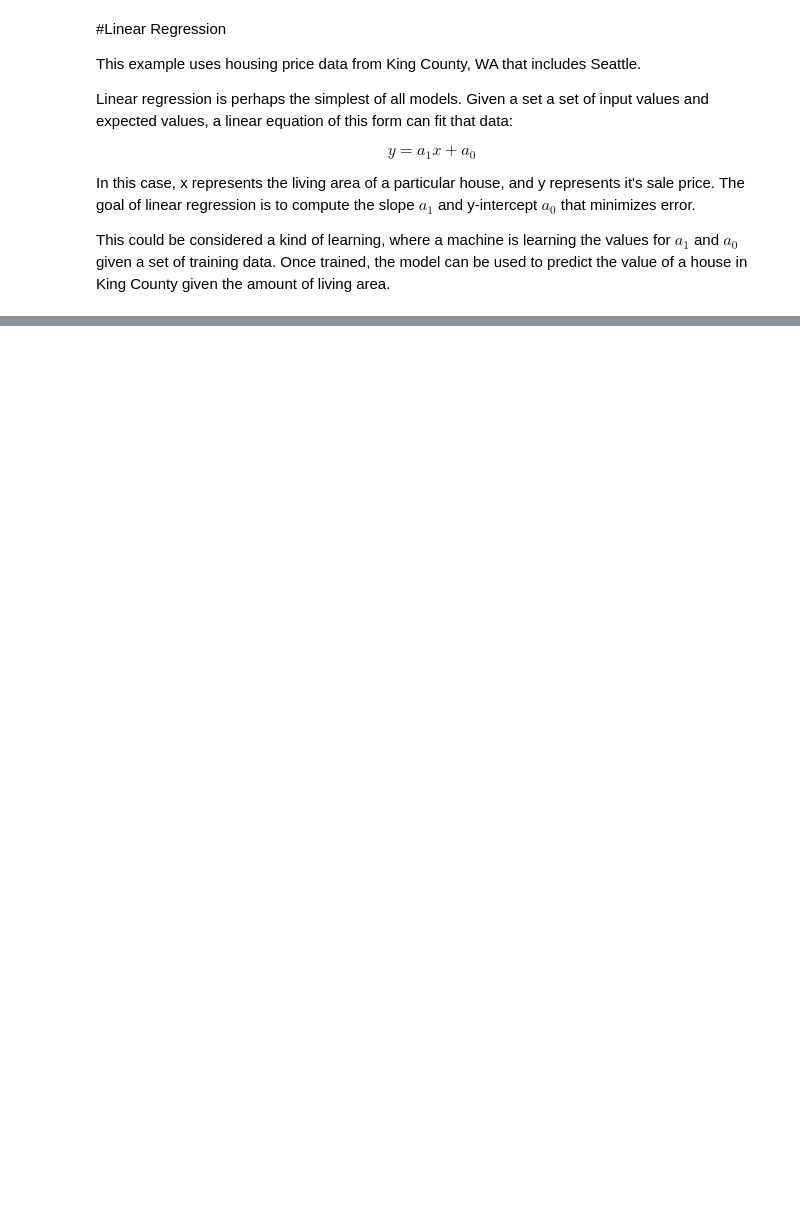
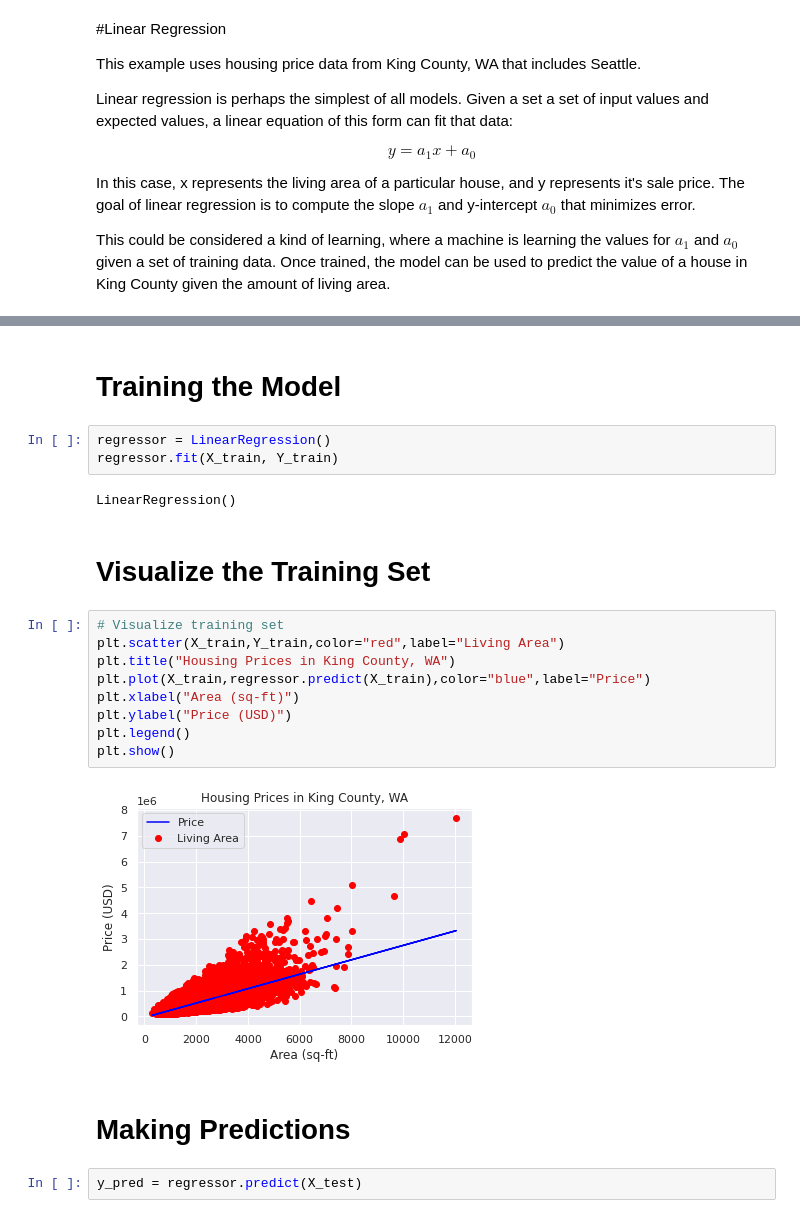
Before and after one commit to macruga/predictive-analytics, a Jupyter notebook: Housing_Prices.ipynb, the cells around one changed output, grey strips where cells are left out. Cells and saved outputs as stored; diff of their text form; blank space fills up the shorter version.

```diff
--- a/Housing_Prices.ipynb
+++ b/Housing_Prices.ipynb
@@ -16,0 +133,24 @@ This could be considered a kind of learning, where a machine is learning the val
+# %% [markdown]
+# Training the Model
+# %%
+regressor = LinearRegression()
+regressor.fit(X_train, Y_train)
+# %% [output]
+LinearRegression()
+# %% [markdown]
+# Visualize the Training Set
+# %%
+# Visualize training set
+plt.scatter(X_train,Y_train,color="red",label="Living Area")
+plt.title("Housing Prices in King County, WA")
+plt.plot(X_train,regressor.predict(X_train),color="blue",label="Price")
+plt.xlabel("Area (sq-ft)")
+plt.ylabel("Price (USD)")
+plt.legend()
+plt.show()
+# %% [output]
+[figure, added]
+# %% [markdown]
+# Making Predictions
+# %%
+y_pred = regressor.predict(X_test)
```
Also changed, not shown: parts of 19 cells of this notebook.
